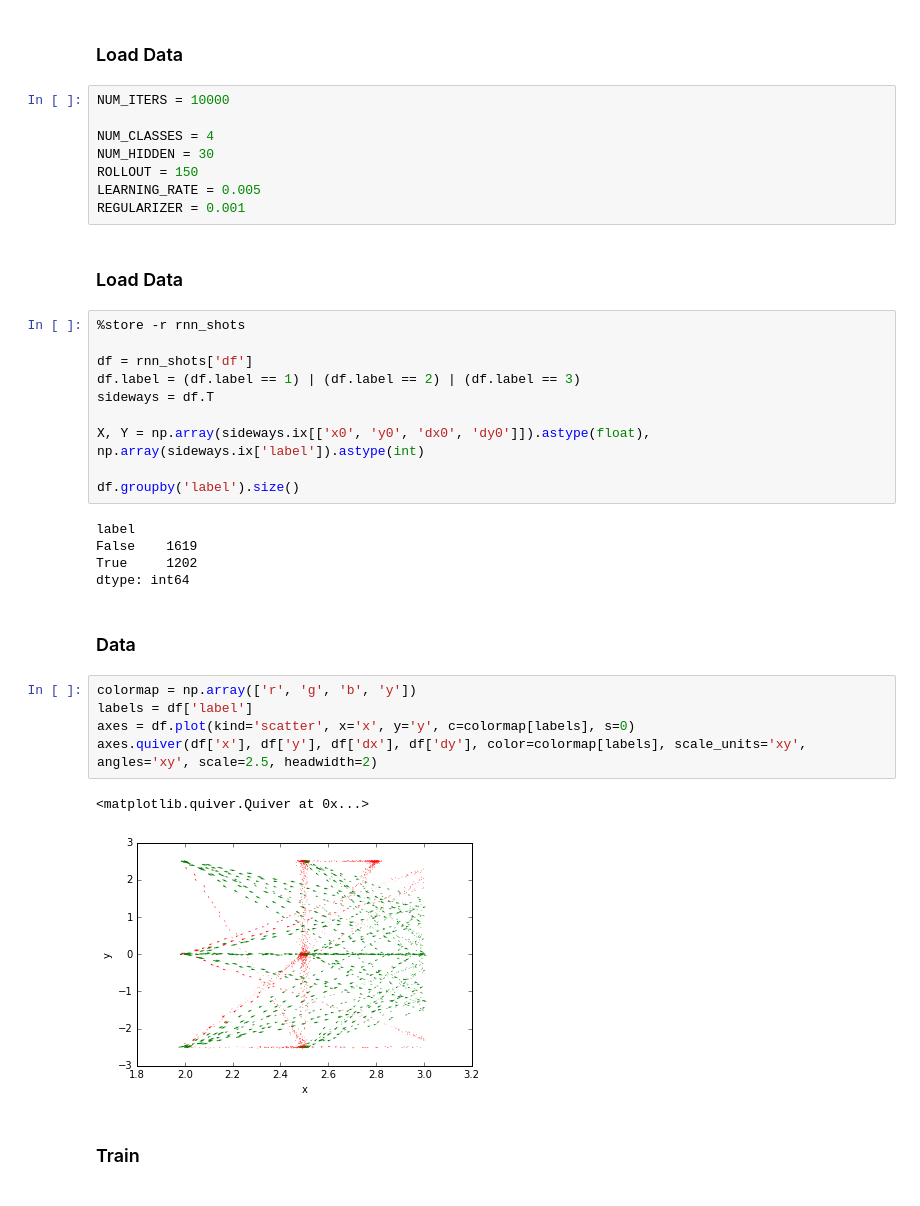
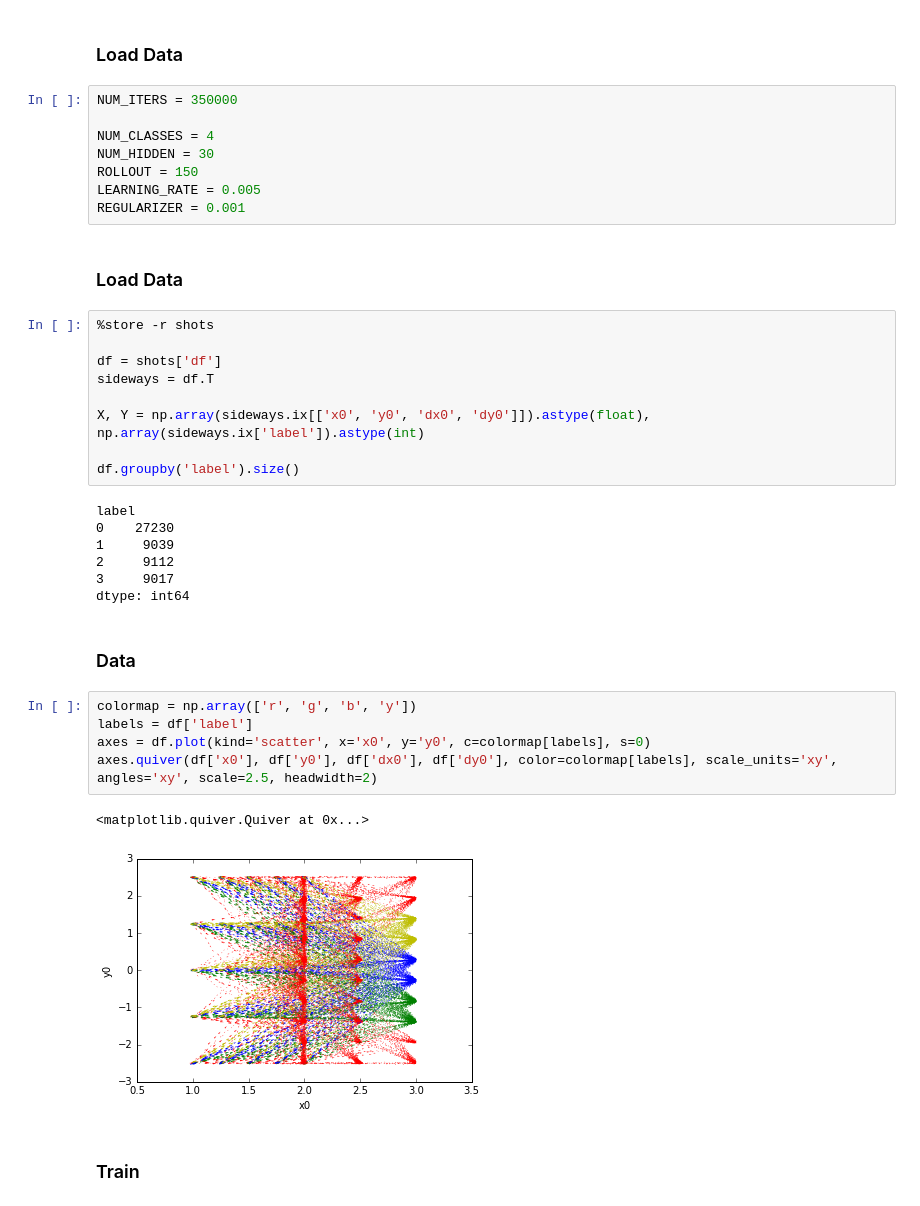
Before and after one commit to ebanner/cs393r_project, a Jupyter notebook: experiments/2d/many-many/short/position+velocity/Recurrent Neural Network.ipynb, the cells around one changed output. Saved outputs shown, nothing was run; the diff lists cells and outputs as text.

```diff
--- a/experiments/2d/many-many/short/position+velocity/Recurrent Neural Network.ipynb
+++ b/experiments/2d/many-many/short/position+velocity/Recurrent Neural Network.ipynb
@@ -3,7 +3,7 @@
 # %% [markdown]
 ### Load Data
 # %%
-NUM_ITERS = 10000
+NUM_ITERS = 350000
 
 NUM_CLASSES = 4
 NUM_HIDDEN = 30
@@ -13,10 +13,9 @@ REGULARIZER = 0.001
 # %% [markdown]
 ### Load Data
 # %%
-%store -r rnn_shots
+%store -r shots
 
-df = rnn_shots['df']
-df.label = (df.label == 1) | (df.label == 2) | (df.label == 3)
+df = shots['df']
 sideways = df.T
 
 X, Y = np.array(sideways.ix[['x0', 'y0', 'dx0', 'dy0']]).astype(float), np.array(sideways.ix['label']).astype(int)
@@ -24,19 +23,21 @@ X, Y = np.array(sideways.ix[['x0', 'y0', 'dx0', 'dy0']]).astype(float), np.array
 df.groupby('label').size()
 # %% [output]
 label
-False    1619
-True     1202
+0    27230
+1     9039
+2     9112
+3     9017
 dtype: int64
 # %% [markdown]
 ### Data
 # %%
 colormap = np.array(['r', 'g', 'b', 'y'])
 labels = df['label']
-axes = df.plot(kind='scatter', x='x', y='y', c=colormap[labels], s=0)
-axes.quiver(df['x'], df['y'], df['dx'], df['dy'], color=colormap[labels], scale_units='xy', angles='xy', scale=2.5, headwidth=2)
+axes = df.plot(kind='scatter', x='x0', y='y0', c=colormap[labels], s=0)
+axes.quiver(df['x0'], df['y0'], df['dx0'], df['dy0'], color=colormap[labels], scale_units='xy', angles='xy', scale=2.5, headwidth=2)
 # %% [output]
 <matplotlib.quiver.Quiver at 0x...>
-[figure, old version]
+[figure, new version]
 # %% [markdown]
 ### Train
 # %%
```
Also changed, not shown: parts of 6 cells of this notebook, 5 other files.
